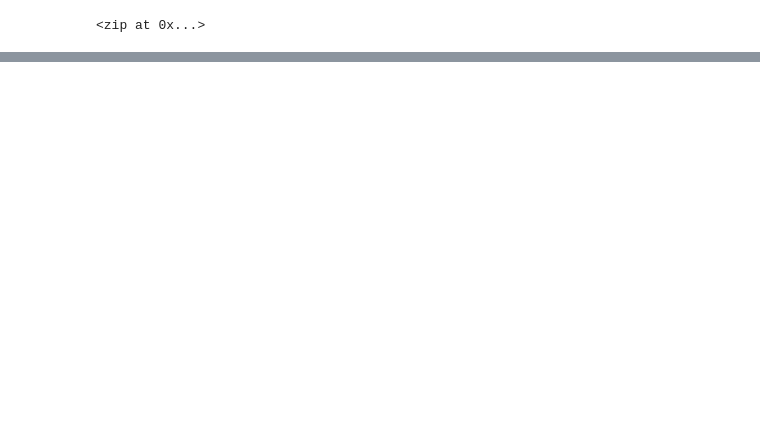
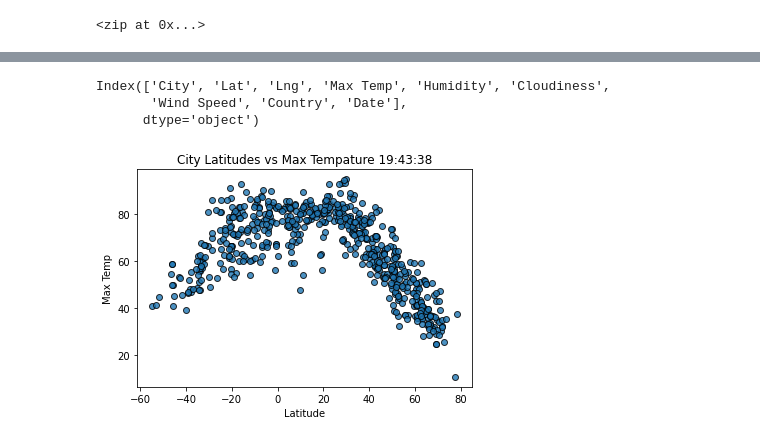
Before and after one commit to yikesbadatnames/World_Weather_Analysis, a Jupyter notebook: WeatherPy.ipynb, the cells around one changed output, grey strips where cells are left out. Saved outputs shown, nothing was run; the diff lists cells and outputs as text; code cells hidden in the pictures; blank space fills up the shorter version.

```diff
--- a/WeatherPy.ipynb
+++ b/WeatherPy.ipynb
@@ -27,0 +32,9 @@ SyntaxError: invalid syntax (<ipython-input-16-367def8cb84a>, line 6)
+# %%
+# create an empy list to hold the weather data
+city_data = []
+# print the beginning of the loggin
+print("Beginning Data Retrieval     ")
+print("------------------------------")
+# create counters
+record_count = 1
+set_count = 1
@@ -27,0 +113,11 @@ SyntaxError: invalid syntax (<ipython-input-16-367def8cb84a>, line 6)
+# %%
+# convert the array of dictionaries to a pd df
+city_data_df = pd.DataFrame(city_data)
+city_data_df.columns
+# %% [output]
+Index(['City', 'Lat', 'Lng', 'Max Temp', 'Humidity', 'Cloudiness',
+       'Wind Speed', 'Country', 'Date'],
+      dtype='object')
+# %%
+city_data_df = city_data_df[["City","Cloudiness","Country","Date","Humidity",
+                            "Lat", "Lng","Max Temp", "Wind Speed"]]
@@ -27,0 +129,24 @@ SyntaxError: invalid syntax (<ipython-input-16-367def8cb84a>, line 6)
+# %%
+# extract relevant fields from the data frame for plotting
+lats = city_data_df["Lat"]
+max_temps = city_data_df["Max Temp"]
+cloudiness = city_data_df["Cloudiness"]
+humidity = city_data_df["Humidity"]
+wind_speed = city_data_df["Wind Speed"]
+# %%
+# scatter plot with
+import time
+
+#build the scatter plot for lat vs max temp
+plt.scatter(lats,
+           max_temps,
+           edgecolor = "black", linewidth=1, marker="o",
+           alpha=0.8, label = "Cities")
+
+plt.title(f"City Latitudes vs Max Tempature " + time.strftime("%X"))
+plt.ylabel("Max Temp")
+plt.xlabel("Latitude")
+plt.savefig("weather_data/Fig2.png")
+plt.show()
+# %% [output]
+[figure, added]
```
Also changed, not shown: parts of 18 cells of this notebook.
